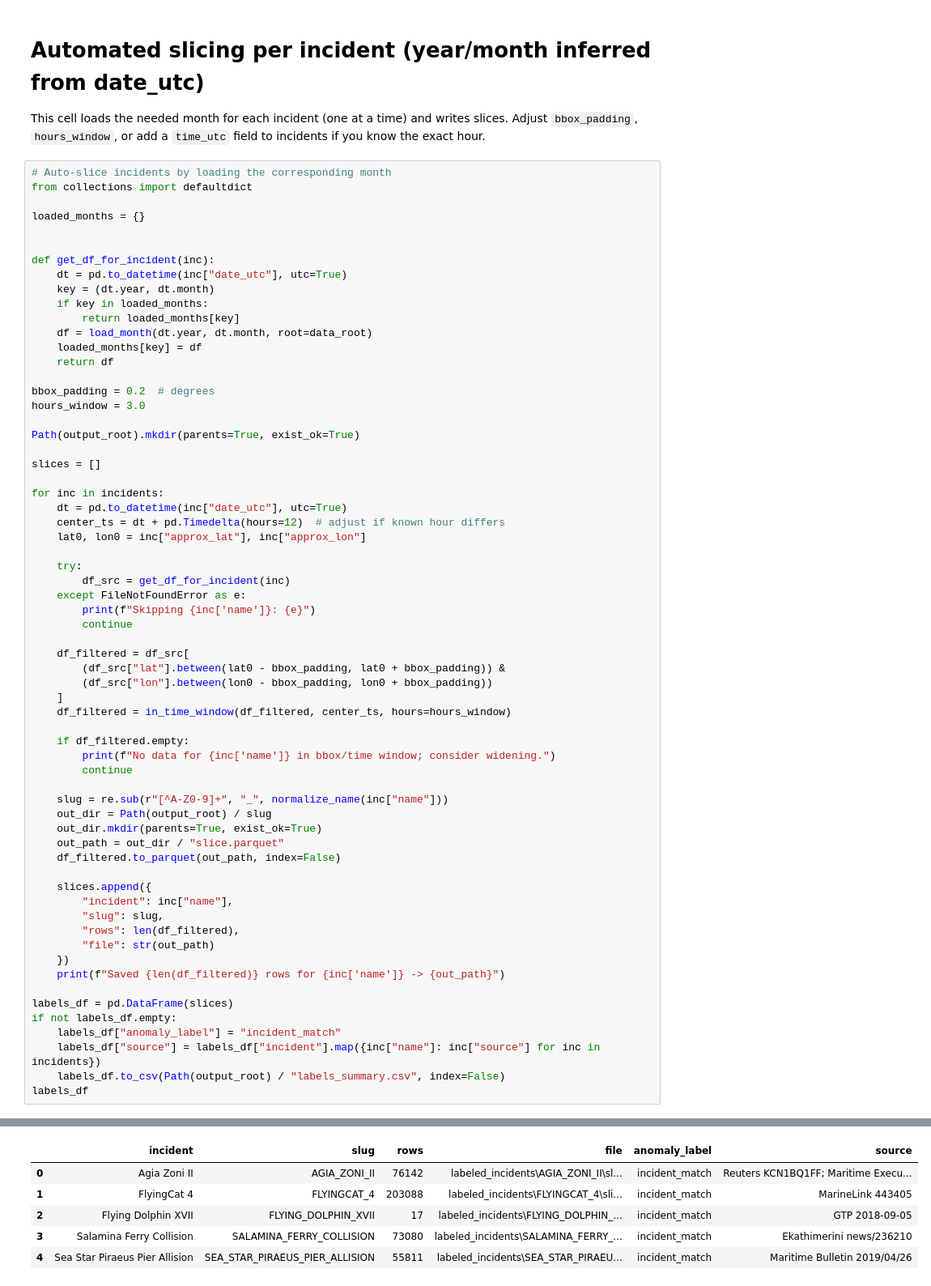
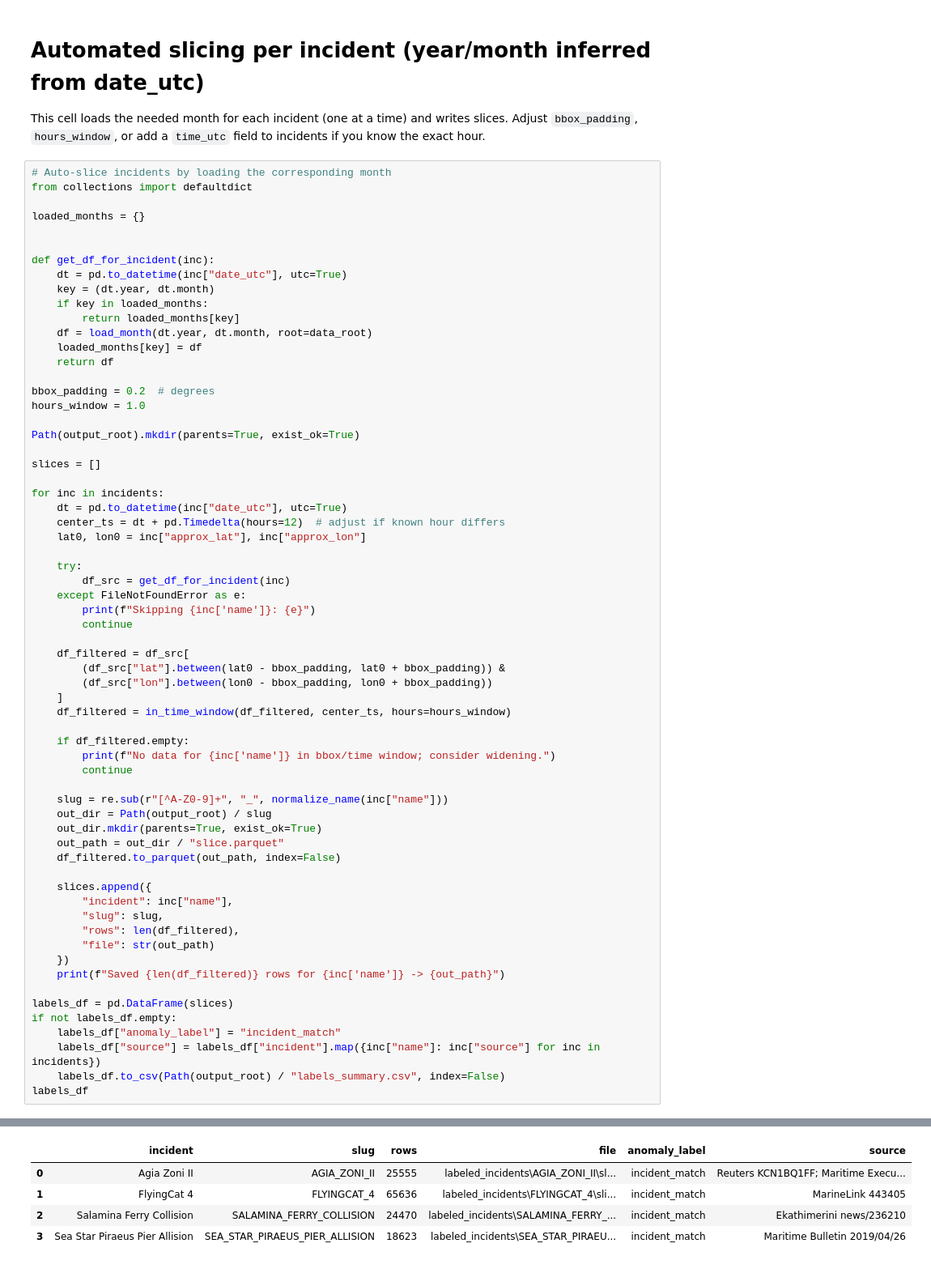
Before and after one commit to mohammed1916/marine-anomaly, a Jupyter notebook: incident_anomaly_labels.ipynb, the cells around one changed output, grey strips where cells are left out. Shown at 81% size. Saved outputs shown, nothing was run; the diff lists cells and outputs as text.

Commit message:
per hour

```diff
--- a/incident_anomaly_labels.ipynb
+++ b/incident_anomaly_labels.ipynb
@@ -316,7 +316,7 @@ def get_df_for_incident(inc):
     return df
 
 bbox_padding = 0.2  # degrees
-hours_window = 3.0
+hours_window = 1.0
 
 Path(output_root).mkdir(parents=True, exist_ok=True)
 
@@ -372,9 +372,8 @@ Saved 55811 rows for Sea Star Piraeus Pier Allision -> labeled_incidents\SEA_STA
 |  | incident | slug | rows | file | anomaly_label | source |
-| 0 | Agia Zoni II | AGIA_ZONI_II | 76142 | labeled_incidents\AGIA_ZONI_II\sl... | incident_match | Reuters KCN1BQ1FF; Maritime Execu... |
-| 1 | FlyingCat 4 | FLYINGCAT_4 | 203088 | labeled_incidents\FLYINGCAT_4\sli... | incident_match | MarineLink 443405 |
-| 2 | Flying Dolphin XVII | FLYING_DOLPHIN_XVII | 17 | labeled_incidents\FLYING_DOLPHIN_... | incident_match | GTP 2018-09-05 |
-| 3 | Salamina Ferry Collision | SALAMINA_FERRY_COLLISION | 73080 | labeled_incidents\SALAMINA_FERRY_... | incident_match | Ekathimerini news/236210 |
-| 4 | Sea Star Piraeus Pier Allision | SEA_STAR_PIRAEUS_PIER_ALLISION | 55811 | labeled_incidents\SEA_STAR_PIRAEU... | incident_match | Maritime Bulletin 2019/04/26 |
+| 0 | Agia Zoni II | AGIA_ZONI_II | 25555 | labeled_incidents\AGIA_ZONI_II\sl... | incident_match | Reuters KCN1BQ1FF; Maritime Execu... |
+| 1 | FlyingCat 4 | FLYINGCAT_4 | 65636 | labeled_incidents\FLYINGCAT_4\sli... | incident_match | MarineLink 443405 |
+| 2 | Salamina Ferry Collision | SALAMINA_FERRY_COLLISION | 24470 | labeled_incidents\SALAMINA_FERRY_... | incident_match | Ekathimerini news/236210 |
+| 3 | Sea Star Piraeus Pier Allision | SEA_STAR_PIRAEUS_PIER_ALLISION | 18623 | labeled_incidents\SEA_STAR_PIRAEU... | incident_match | Maritime Bulletin 2019/04/26 |
 # %%
 # Sanity check slices: time range, vessel count, bbox
 from pathlib import Path
```
Also changed, not shown: parts of 3 cells of this notebook.
